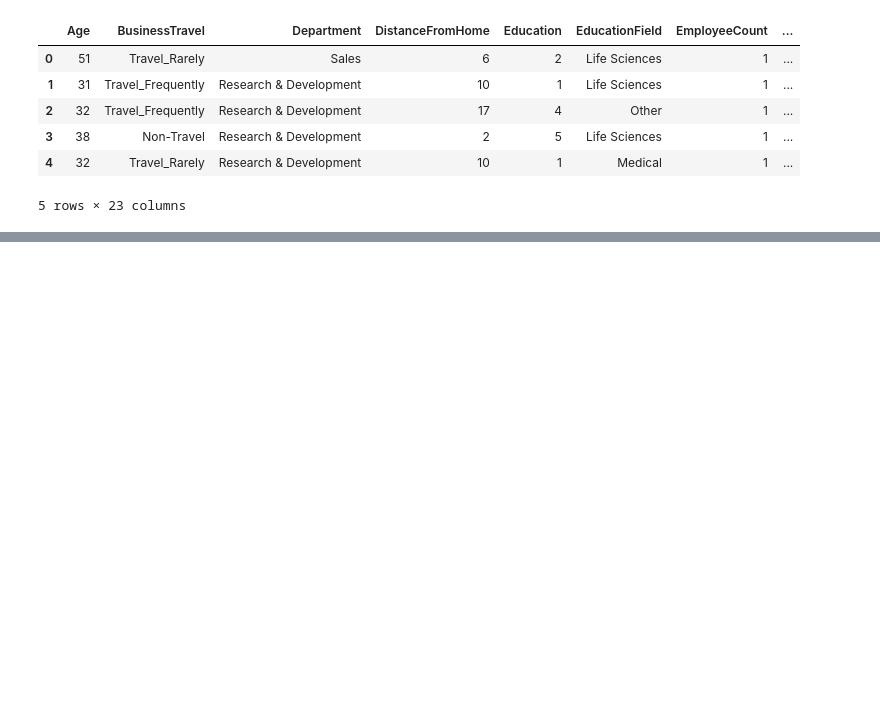
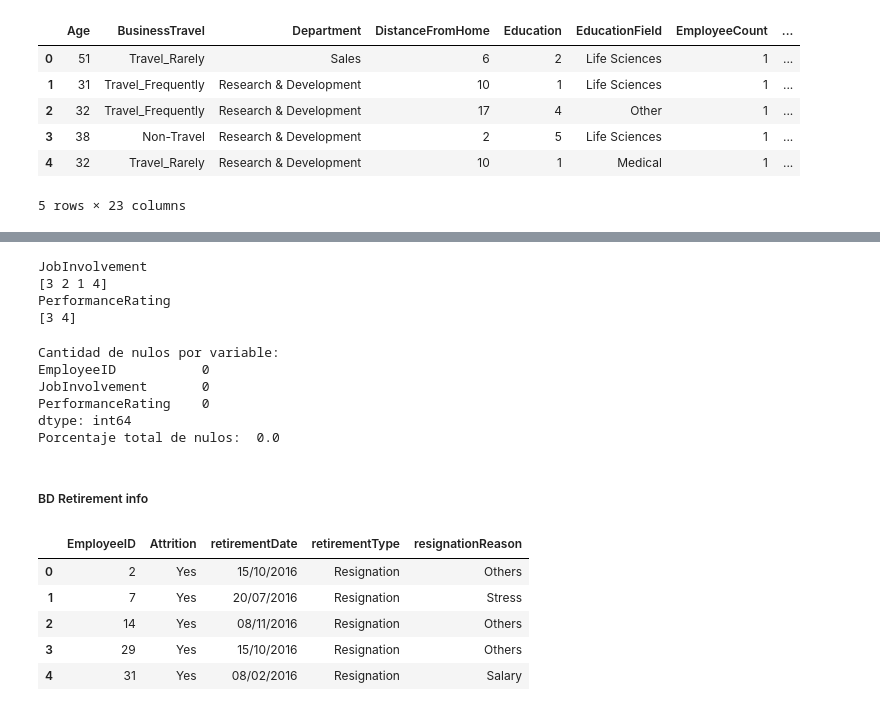
Before and after one commit to danielalopezanaya/Caso-estudio-Human-Resources, a Jupyter notebook: HR.ipynb, the cells around one changed output, grey strips where cells are left out. Cells and saved outputs as stored; diff of their text form; code cells hidden in the pictures; blank space fills up the shorter version.

```diff
--- a/HR.ipynb
+++ b/HR.ipynb
@@ -203 +261,9 @@ df_general=df_general.astype({'Education': object, 'JobLevel': object, 'StockOpt
+# %%
+#Aplicar función para ver valores únicos por variable
+valores(df_manager)
+# %% [output]
+JobInvolvement
+[3 2 1 4]
+PerformanceRating
+[3 4]
 # %%
@@ -213,0 +272,11 @@ df_general['MaritalStatus']=df_general['MaritalStatus'].str.lower()
+# %%
+#Aplicar función para identificar la cantidad y porcentaje de nulos por cada variable
+nulos(df_manager)
+#No tenemos presencia de nulos
+# %% [output]
+Cantidad de nulos por variable:
+EmployeeID           0
+JobInvolvement       0
+PerformanceRating    0
+dtype: int64
+Porcentaje total de nulos:  0.0
@@ -213,0 +286,11 @@ df_general['MaritalStatus']=df_general['MaritalStatus'].str.lower()
+# %% [markdown]
+##### BD Retirement info
+# %%
+df_retirement.head()
+# %% [output]
+|  | EmployeeID | Attrition | retirementDate | retirementType | resignationReason |
+| 0 | 2 | Yes | 15/10/2016 | Resignation | Others |
+| 1 | 7 | Yes | 20/07/2016 | Resignation | Stress |
+| 2 | 14 | Yes | 08/11/2016 | Resignation | Others |
+| 3 | 29 | Yes | 15/10/2016 | Resignation | Others |
+| 4 | 31 | Yes | 08/02/2016 | Resignation | Salary |
```
Also changed, not shown: parts of 39 cells of this notebook.
